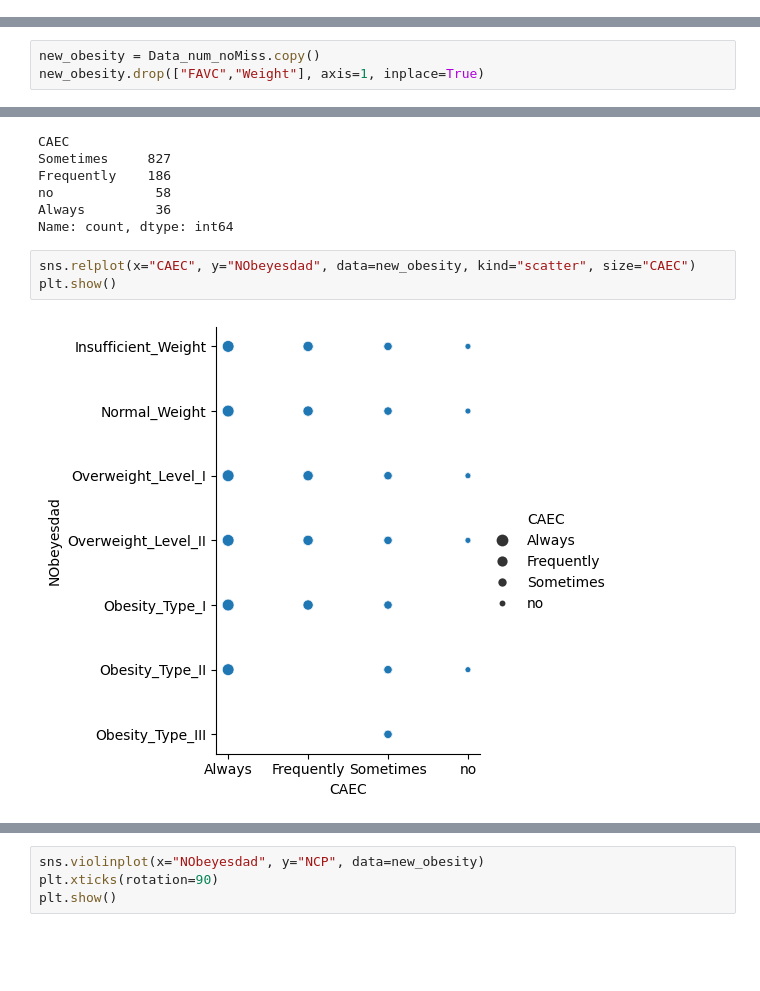
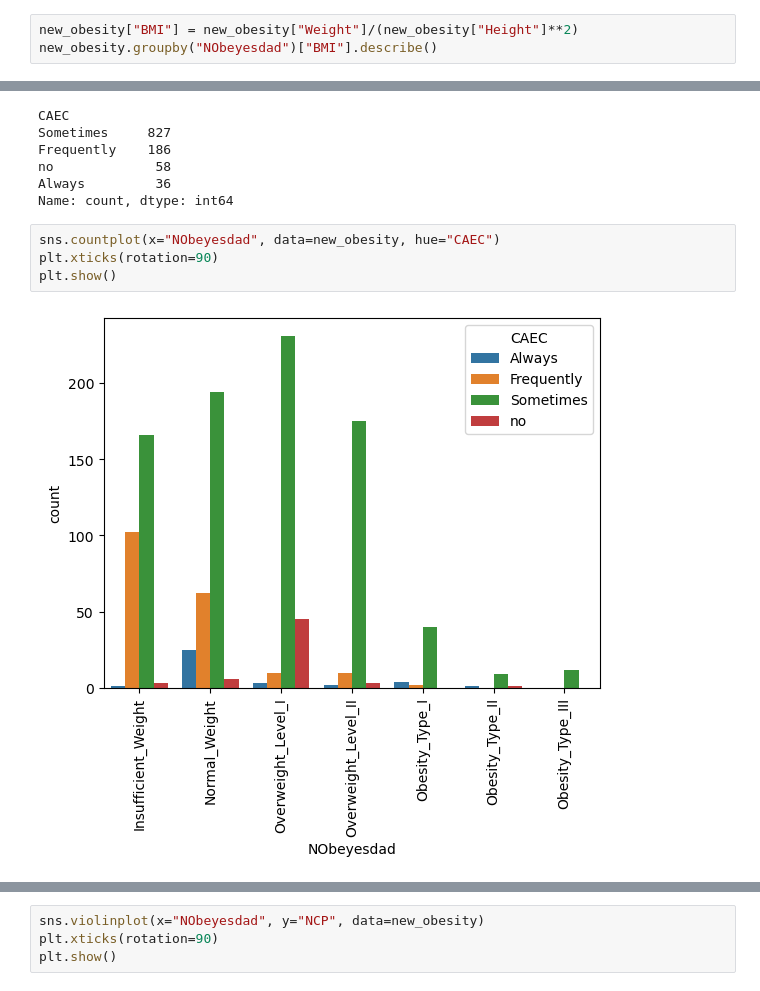
Before and after one commit to flylight-max/Individual_project_obesity, a Jupyter notebook: Untitled-2.ipynb, the cells around one changed output, grey strips where cells are left out. Cells and saved outputs as stored; diff of their text form; blank space fills up the shorter version.

```diff
--- a/Untitled-2.ipynb
+++ b/Untitled-2.ipynb
@@ -589,0 +611,3 @@ Name: 5, dtype: object
+# %%
+new_obesity["BMI"] = new_obesity["Weight"]/(new_obesity["Height"]**2)
+new_obesity.groupby("NObeyesdad")["BMI"].describe()
@@ -604,9 +658,6 @@ Hence, would the 3 remaining features be the most influencial?
 
 Note that among the Demographic subgroup is the feature "Weight". Together with "Height", they are sufficient to determine the weight class. Hence, they are important to keep to impute the missing values.
 However, for the EDA, "Weight" has a too heavy influence (even without the "Height"). Hence, I am removing it in addition to "FAVC".
-# %%
-new_obesity = Data_num_noMiss.copy()
-new_obesity.drop(["FAVC","Weight"], axis=1, inplace=True)
 # %%
 new_obesity.info()
 # %% [output]
@@ -1518,7 +1661,8 @@ no             58
 Always         36
 Name: count, dtype: int64
 # %%
-sns.relplot(x="CAEC", y="NObeyesdad", data=new_obesity, kind="scatter", size="CAEC")
+sns.countplot(x="NObeyesdad", data=new_obesity, hue="CAEC")
+plt.xticks(rotation=90)
 plt.show()
 # %% [output]
-[figure, old version]
+[figure, new version]
```
Also changed, not shown: parts of 48 cells of this notebook, 2 other files.
